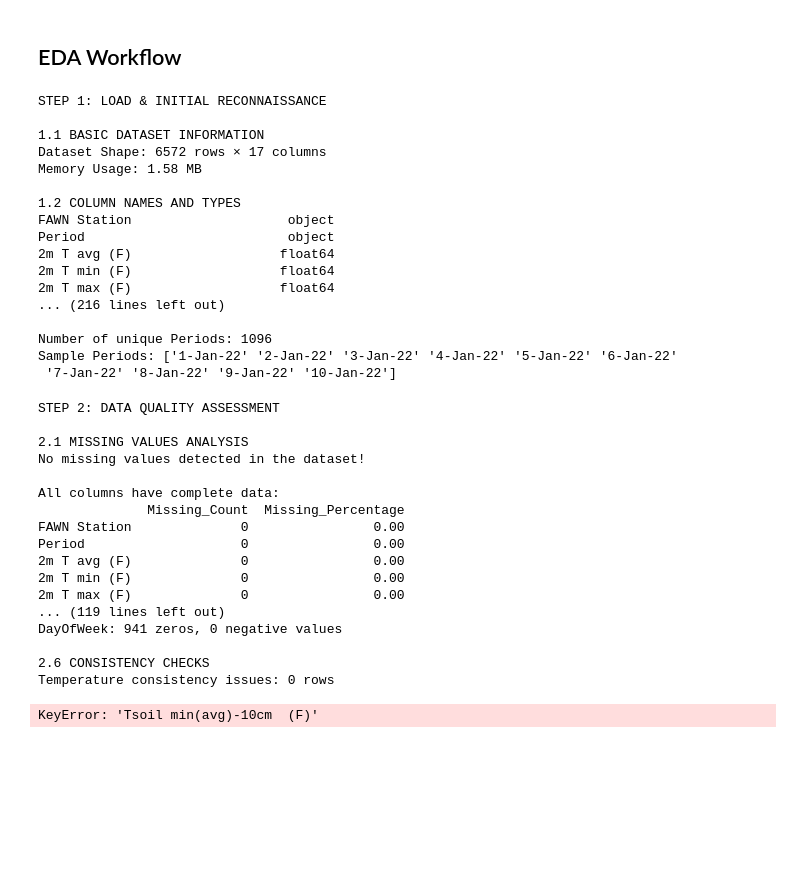
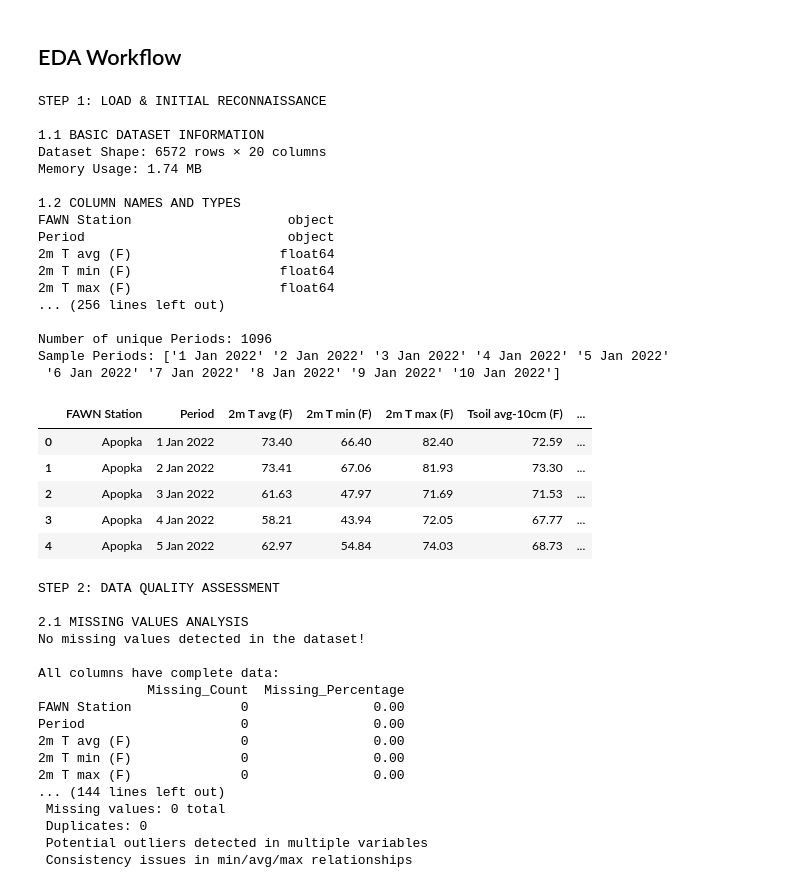
Before and after one commit to dtillman20/EDA-INSY6500-Project, a Jupyter notebook: EDA_final_project_Finaldraft.ipynb, the cells around one changed output. Saved outputs shown, nothing was run; the diff lists cells and outputs as text; code cells hidden in the pictures; blank space fills up the shorter version.

```diff
--- a/EDA_final_project_Finaldraft.ipynb
+++ b/EDA_final_project_Finaldraft.ipynb
@@ -36,38 +36,46 @@ print(df.dtypes)
 print("\n1.3 FIRST FEW ROWS")
 print(df.head(10))
 
 print("\n1.4 LAST FEW ROWS")
 print(df.tail(10))
 
 print("\n1.5 BASIC STATISTICS")
 print(df.describe())
 
 print("\n1.6 DATASET INFO")
 df.info()
 
 print("\n1.7 UNIQUE VALUES IN CATEGORICAL COLUMNS")
 print(f"Number of unique FAWN Stations: {df['FAWN Station'].nunique()}")
 print(f"Unique Stations: {df['FAWN Station'].unique()}")
 print(f"\nNumber of unique Periods: {df['Period'].nunique()}")
 print(f"Sample Periods: {df['Period'].unique()[:10]}")
+
+df.head()
 # %% [output]
 STEP 1: LOAD & INITIAL RECONNAISSANCE
 
 1.1 BASIC DATASET INFORMATION
-Dataset Shape: 6572 rows × 17 columns
-Memory Usage: 1.58 MB
+Dataset Shape: 6572 rows × 20 columns
+Memory Usage: 1.74 MB
 
 1.2 COLUMN NAMES AND TYPES
 FAWN Station                    object
 Period                          object
 2m T avg (F)                   float64
 2m T min (F)                   float64
 2m T max (F)                   float64
-... (216 lines left out)
+... (256 lines left out)
 
 Number of unique Periods: 1096
-Sample Periods: ['1-Jan-22' '2-Jan-22' '3-Jan-22' '4-Jan-22' '5-Jan-22' '6-Jan-22'
- '7-Jan-22' '8-Jan-22' '9-Jan-22' '10-Jan-22']
+Sample Periods: ['1 Jan 2022' '2 Jan 2022' '3 Jan 2022' '4 Jan 2022' '5 Jan 2022'
+ '6 Jan 2022' '7 Jan 2022' '8 Jan 2022' '9 Jan 2022' '10 Jan 2022']
+|  | FAWN Station | Period | 2m T avg (F) | 2m T min (F) | 2m T max (F) | Tsoil avg-10cm (F) | ... |
+| 0 | Apopka | 1 Jan 2022 | 73.40 | 66.40 | 82.40 | 72.59 | ... |
+| 1 | Apopka | 2 Jan 2022 | 73.41 | 67.06 | 81.93 | 73.30 | ... |
+| 2 | Apopka | 3 Jan 2022 | 61.63 | 47.97 | 71.69 | 71.53 | ... |
+| 3 | Apopka | 4 Jan 2022 | 58.21 | 43.94 | 72.05 | 67.77 | ... |
+| 4 | Apopka | 5 Jan 2022 | 62.97 | 54.84 | 74.03 | 68.73 | ... |
 # %%
 print("STEP 2: DATA QUALITY ASSESSMENT")
 
@@ -150,7 +158,7 @@ soil_issues = df[
     (df['Tsoil min(avg)-10cm  (F)'] > df['Tsoil avg-10cm  (F)']) |
     (df['Tsoil avg-10cm  (F)'] > df['Tsoil max(avg)-10cm  (F)'])
 ]
-print(f"Soil temperature consistency issues: {len(soil_issues)} rows")
+#print(f"Soil temperature consistency issues: {len(soil_issues)} rows")
 
 # Check if wind min < avg < max
 wind_issues = df[
@@ -184,12 +192,11 @@ Period                    0                0.00
 2m T avg (F)              0                0.00
 2m T min (F)              0                0.00
 2m T max (F)              0                0.00
-... (119 lines left out)
-DayOfWeek: 941 zeros, 0 negative values
-
-2.6 CONSISTENCY CHECKS
-Temperature consistency issues: 0 rows
+... (144 lines left out)
+ Missing values: 0 total
+ Duplicates: 0
+ Potential outliers detected in multiple variables
+ Consistency issues in min/avg/max relationships
-KeyError: 'Tsoil min(avg)-10cm  (F)'
 # %%
 print("STEP 3: CLEANING DECISIONS AND IMPLEMENTATION")
 
```
Also changed, not shown: parts of 4 cells of this notebook, 1 other file.
